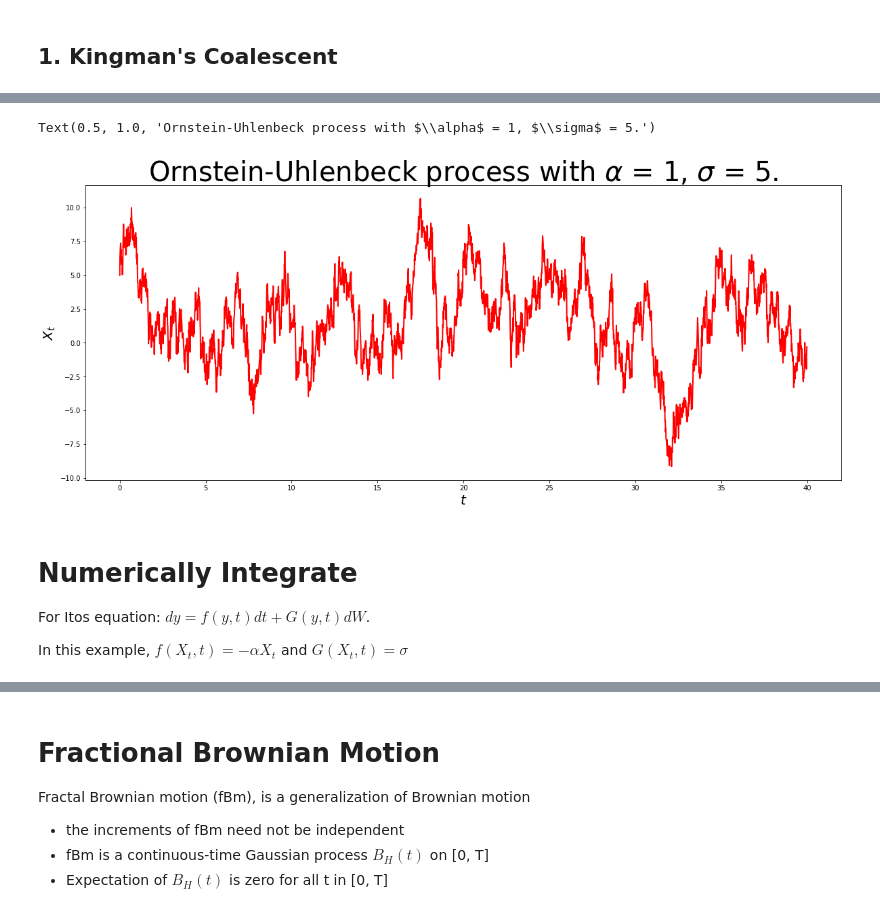
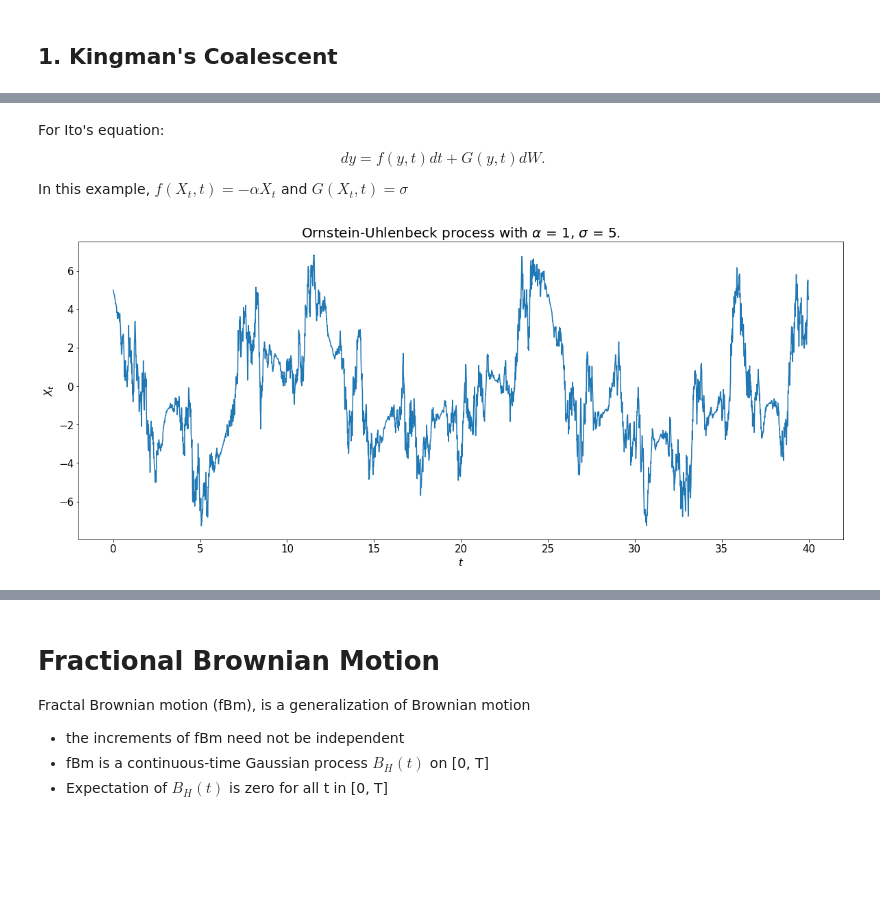
Before and after one commit to YIMINGMA/Stochastic-Modelling-and-Random-Processes, a Jupyter notebook: Notebooks/Support-Class-4.ipynb, the cells around one changed output, grey strips where cells are left out. Saved outputs shown, nothing was run; the diff lists cells and outputs as text; code cells hidden in the pictures; blank space fills up the shorter version.

```diff
--- a/Notebooks/Support-Class-4.ipynb
+++ b/Notebooks/Support-Class-4.ipynb
@@ -97,25 +127,5 @@ import sdeint #need to install this on your laptops: sudo pip3 install sdeint
-# %%
-##### Parameter/setup ######
-
-alpha=1
-sigma=5
-x0=5 # initial condition
-
-tmax=40.0 #max time
-
-dt=0.01 # timestep
-
-np.random.seed(101) # for reproducability
-
-############################
-
-times=np.arange(0.0,tmax,dt) # vector of times
-length=np.shape(times)[0]
-
-x=np.zeros(length) # vector to store x values
-x[0]=x0
-
-B=np.random.randn(length-1)*np.sqrt(dt) # the gaussian noise
-
-for i in range(0,length-1): # simulate
-    x[i+1]=x[i]-alpha*x[i]*dt+sigma*B[i]
+# %% [markdown]
+For Ito's equation:
+$$dy = f(y,t)dt + G(y,t) dW.$$
+
+In this example, $f(X_t,t) = - \alpha X_t$ and $G(X_t,t) = \sigma$
@@ -122,15 +142,12 @@ for i in range(0,length-1): # simulate
+# %%
+result = sdeint.itoint(f, G, x0, ts)
 # %%
-plt.figure(figsize = (20,8))
-plt.plot(times,x,'r',lw=2)
-plt.xlabel('$t$', fontsize = 20)
-plt.ylabel('$X_t$', fontsize = 20)
-plt.title(r'Ornstein-Uhlenbeck process with $\alpha$ = {}, $\sigma$ = {}.'.format(alpha,sigma), fontsize = 40)
+plt.figure(figsize=(20, 8))
+plt.plot(ts, result)
+plt.xlabel('$t$', fontsize=15)
+plt.ylabel('$X_t$', fontsize=15)
+plt.title(r'Ornstein-Uhlenbeck process with $\alpha$ = {}, $\sigma$ = {}.'.format(alpha,sigma), fontsize = 20)
+plt.xticks(fontsize=15)
+plt.yticks(fontsize=15);
 # %% [output]
-Text(0.5, 1.0, 'Ornstein-Uhlenbeck process with $\\alpha$ = 1, $\\sigma$ = 5.')
-[figure, old version]
+[figure, new version]
-# %% [markdown]
-# Numerically Integrate
-
-For Itos equation: $dy = f(y,t)dt + G(y,t) dW$.
-
-In this example, $f(X_t,t) = - \alpha X_t$ and $G(X_t,t) = \sigma$
```
Also changed, not shown: parts of 17 cells of this notebook.
